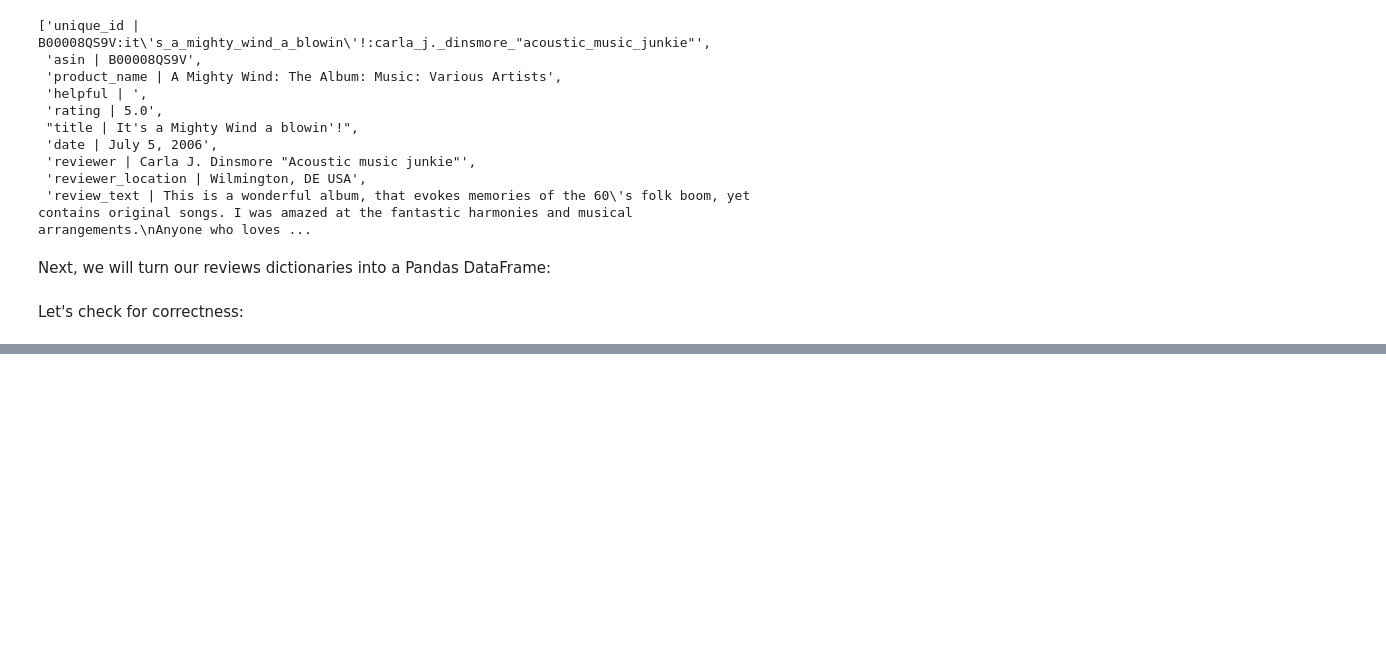
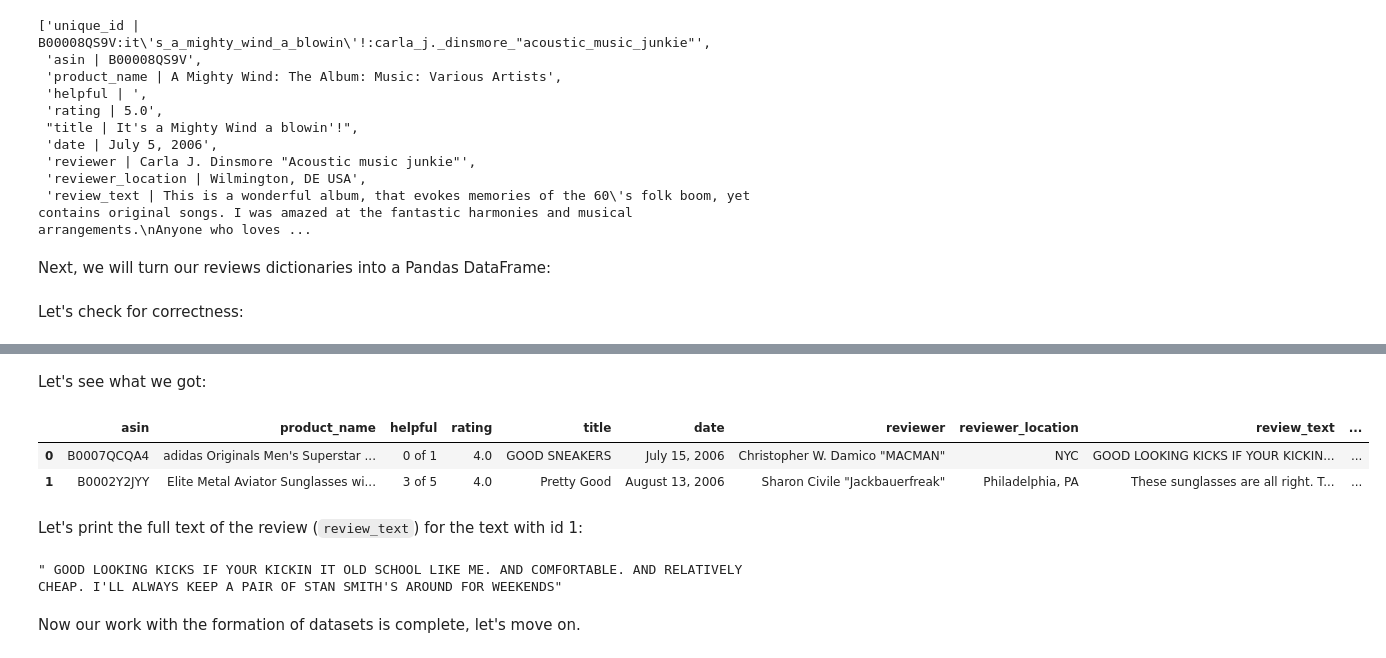
Before and after one commit to jackshendrikov/sentimento, a Jupyter notebook: Part I - Data Processing.ipynb, the cells around one changed output, grey strips where cells are left out. Drawn from its saved outputs; the diff is of its cells as text; code cells hidden in the pictures; blank space fills up the shorter version.

```diff
--- a/Part I - Data Processing.ipynb
+++ b/Part I - Data Processing.ipynb
@@ -184,0 +298,3 @@ Everything is correct, wonderful!
+# %%
+positive_df.drop('unique_id', axis=1, inplace=True)
+negative_df.drop('unique_id', axis=1, inplace=True)
@@ -184,0 +303,21 @@ Everything is correct, wonderful!
+# %%
+positive_df['Class'] = "pos" # positive reviews
+negative_df['Class'] = "neg" # negative reviews
+
+reviews = pd.concat([positive_df, negative_df])
+# %% [markdown]
+Let's see what we got:
+# %%
+reviews.head(n=2)
+# %% [output]
+|  | asin | product_name | helpful | rating | title | date | reviewer | reviewer_location | review_text | ... |
+| 0 | B0007QCQA4 | adidas Originals Men's Superstar ... | 0 of 1 | 4.0 | GOOD SNEAKERS | July 15, 2006 | Christopher W. Damico "MACMAN" | NYC | GOOD LOOKING KICKS IF YOUR KICKIN... | ... |
+| 1 | B0002Y2JYY | Elite Metal Aviator Sunglasses wi... | 3 of 5 | 4.0 | Pretty Good | August 13, 2006 | Sharon Civile "Jackbauerfreak" | Philadelphia, PA | These sunglasses are all right. T... | ... |
+# %% [markdown]
+Let's print the full text of the review (`review_text`) for the text with id 1:
+# %%
+reviews.iloc[0, 8]
+# %% [output]
+" GOOD LOOKING KICKS IF YOUR KICKIN IT OLD SCHOOL LIKE ME. AND COMFORTABLE. AND RELATIVELY CHEAP. I'LL ALWAYS KEEP A PAIR OF STAN SMITH'S AROUND FOR WEEKENDS"
+# %% [markdown]
+Now our work with the formation of datasets is complete, let's move on.
```
Also changed, not shown: parts of 15 cells of this notebook.
